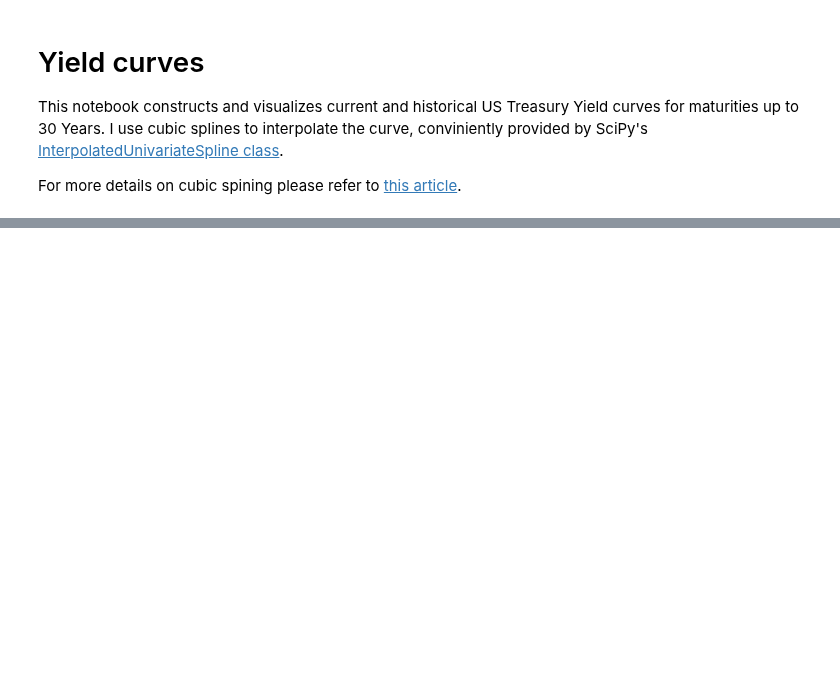
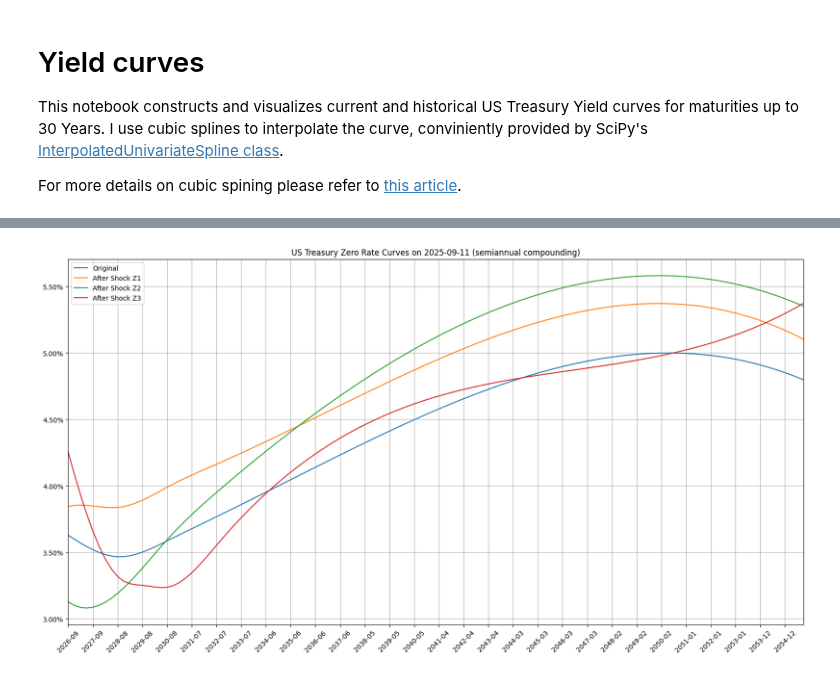
Before and after one commit to ilchen/RMaFI, a Jupyter notebook: ch09.ipynb, the cells around one changed output, grey strips where cells are left out. Cells and saved outputs as stored; diff of their text form; code cells hidden in the pictures; blank space fills up the shorter version.

```diff
--- a/ch09.ipynb
+++ b/ch09.ipynb
@@ -118,0 +259,39 @@ ax.yaxis.set_major_formatter(mtick.PercentFormatter())
+# %%
+shock_z1 = np.array([1.0, 0.0, 0.0, 0.0, 0.0, 0.0, 0.0, 0.0])[:, np.newaxis]
+shock_z2 = np.array([0.0, 1.0, 0.0, 0.0, 0.0, 0.0, 0.0, 0.0])[:, np.newaxis]
+shock_z3 = np.array([0.0, 0.0, 1.0, 0.0, 0.0, 0.0, 0.0, 0.0])[:, np.newaxis]
+# %%
+# The same maturities as in Hull's textbook
+offsets = [relativedelta(years=+1), relativedelta(years=+2), relativedelta(years=+3), relativedelta(years=+4),
+           relativedelta(years=+5), relativedelta(years=+7), relativedelta(years=+10), relativedelta(years=+30)]
+zero_rates = [curve.get_yield_for_maturity_date(cur_date_curve + offset) for offset in offsets]
+# %%
+applied_shock_1 = zero_rates + np.dot(eigenvectors, shock_z1).flatten() / 100.
+applied_shock_2 = zero_rates + np.dot(eigenvectors, shock_z2).flatten() / 100.
+applied_shock_3 = zero_rates + np.dot(eigenvectors, shock_z3).flatten() / 100.
+# %%
+# Curve points
+original_curve = curves.YieldCurve(cur_date_curve, offsets, zero_rates, compounding_freq=2)
+curve_z1 = curves.YieldCurve(cur_date_curve, offsets, applied_shock_1, compounding_freq=2)
+curve_z2 = curves.YieldCurve(cur_date_curve, offsets, applied_shock_2, compounding_freq=2)
+curve_z3 = curves.YieldCurve(cur_date_curve, offsets, applied_shock_3, compounding_freq=2)
+curve_points = original_curve.get_curve_points(120)
+curve_points_z1 = curve_z1.get_curve_points(120)
+curve_points_z2 = curve_z2.get_curve_points(120)
+curve_points_z3 = curve_z3.get_curve_points(120)
+# %%
+ax = curve_points.plot(figsize=(20,10), grid=True, xlim=(curve_points.index[0], curve_points.index[-1]),
+                       xticks=curve_points.index[::4], xlabel='', rot=45)
+curve_points_z1.plot(figsize=(20,10), grid=True, xlim=(curve_points_z1.index[0], curve_points_z1.index[-1]),
+                     xticks=curve_points_z1.index[::4], xlabel='', rot=45)
+curve_points_z2.plot(figsize=(20,10), grid=True, xlim=(curve_points_z2.index[0], curve_points_z2.index[-1]),
+                     xticks=curve_points_z2.index[::4], xlabel='', rot=45)
+curve_points_z3.plot(figsize=(20,10), grid=True, xlim=(curve_points_z3.index[0], curve_points_z3.index[-1]),
+                     xticks=curve_points_z3.index[::4], xlabel='', rot=45)
+ax.set_title(f'US Treasury Zero Rate Curves on {cur_date_curve:%Y-%m-%d} (semiannual compounding)')
+ax.yaxis.set_major_formatter(mtick.PercentFormatter(1))
+h, _ = ax.get_legend_handles_labels()
+ax.legend(h, ['Original', 'After Shock Z1', 'After Shock Z2', 'After Shock Z3'])
+_ = ax.set_xticklabels(list(map(lambda x: x.strftime('%Y-%m'), curve_points.index[::4])))
+# %% [output]
+[figure, added]
```
Also changed, not shown: parts of 22 cells of this notebook, 1 other file.
